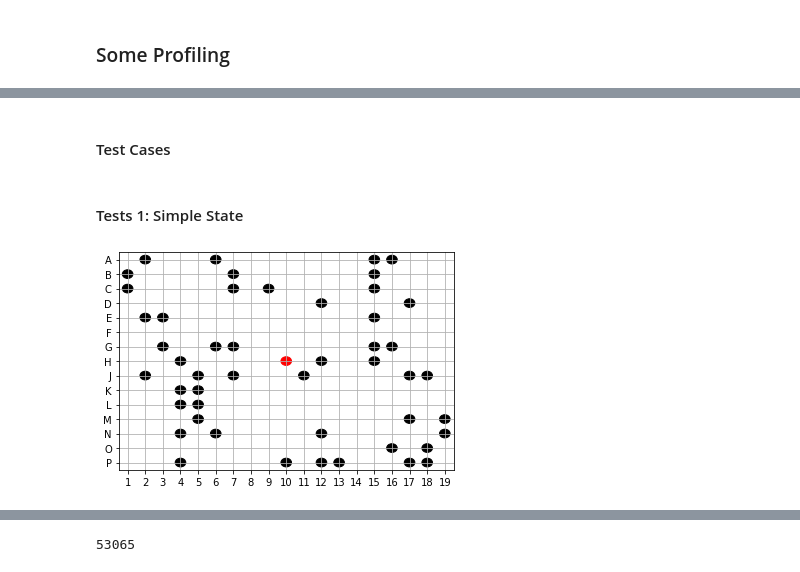
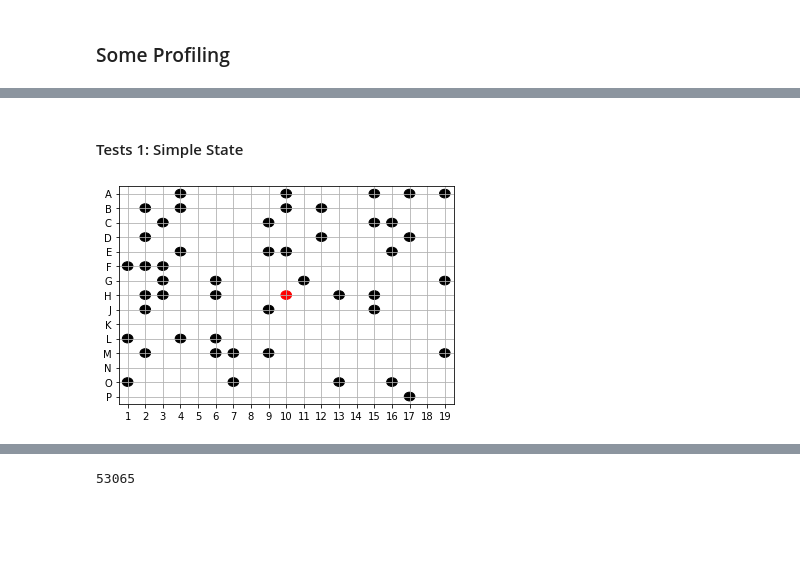
Before and after one commit to rcharan/phutball, a Jupyter notebook: pytorch-implementation/testing.ipynb, the cells around one changed output, grey strips where cells are left out. Drawn from its saved outputs; the diff is of its cells as text; code cells hidden in the pictures; blank space fills up the shorter version.

```diff
--- a/pytorch-implementation/phutball.ipynb
+++ b/pytorch-implementation/testing.ipynb
@@ -69,28 +0,0 @@ def createState(ballLoc, *playerLocs):
-# %%
-def visualize_state(tensor):
-  plt.close() # save memory
-
-  data = tensor.numpy()
-  players = (data[0], 'black')
-  ball    = (data[1], 'red')
-
-  if (players[0] + ball[0]).max() > 1:
-    raise InvalidConfiguration('Play and Ball collocated')
-  elif ball[0].sum() != 1:
-    raise InvalidConfiguration('Wrong number of balls')
-
-  fig, ax = plt.subplots()
-  ax.set_xlim([0.5  , 19.5])
-  ax.set_ylim([-15.5, -0.5])
-  ax.grid(True)
-  ax.set_xticks(list(range(1,20)))
-  ax.set_yticks(list(range(-15, 0)));
-  ax.set_yticklabels('ABCDEFGHJKLMNOP'[::-1])
-
-  for (array, color) in [players, ball]:
-    for row in range(15):
-      for col in range(19):
-        if array[row][col]:
-          ax.add_patch(plt.Circle((col+1, -(row+1)), 0.3, color=color))
-
-  return fig
@@ -214,3 +58,0 @@ def genLoc(n, *exclude, depth = 0):
-# %%
-# 50 boards of varying sizes
-boards = [createState('H10', *genLoc(i, 'H10')) for i in range(50)]
@@ -543,4 +88,2 @@ def get_jumps(curr_state):
-# %% [markdown]
-#### Test Cases
 # %% [markdown]
 #### Tests 1: Simple State
@@ -547,8 +92,8 @@ def get_jumps(curr_state):
 # %%
-simple_state = boards[-1]
+simple_state = boards[-2] # At index -1 it is possible to win!
 
-# Board was generated randomly. Check it
+# Board was generated randomly (with fixec seed).
 #  it usually has about 1 or 2 jumps that can be made.
 visualize_state(simple_state)
 # %% [output]
-[figure, old version]
+[figure, new version]
```
Also changed, not shown: parts of 55 cells of this notebook, 4 other files.
